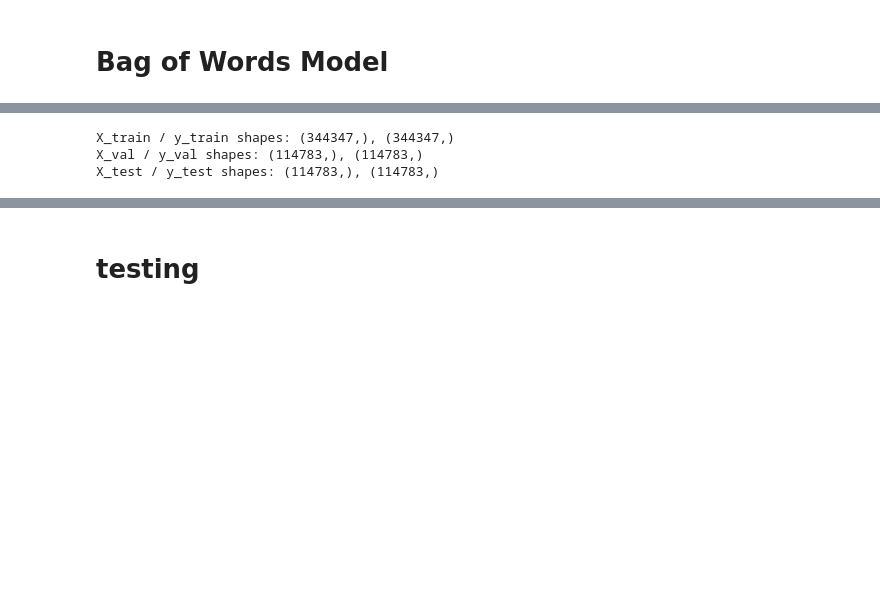
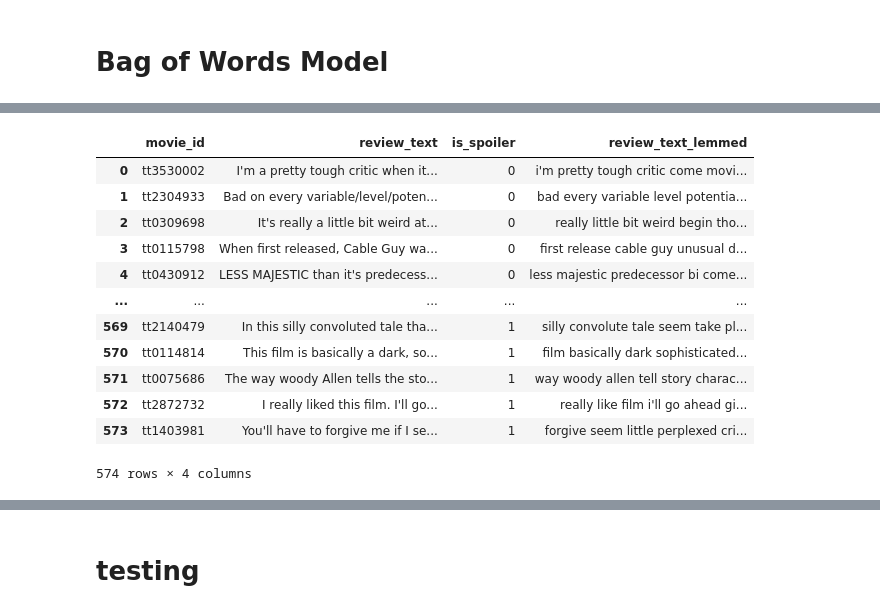
Before and after one commit to brtracy/capstone_project, a Jupyter notebook: spoiler-y.ipynb, the cells around one changed output, grey strips where cells are left out. Cells and saved outputs as stored; diff of their text form; code cells hidden in the pictures; blank space fills up the shorter version.

```diff
--- a/spoiler-y.ipynb
+++ b/spoiler-y.ipynb
@@ -885,15 +638,18 @@ holdout = round(len(X) * 0.2)
-# %%
-# do first train/test split for train/val set and test set
-X_trainval, X_test, y_trainval, y_test = train_test_split(X, y, random_state=42, test_size=holdout)
-
-# perform 2nd train/test split (on train/val) for train and val sets
-X_train, X_val, y_train, y_val = train_test_split(X_trainval, y_trainval, random_state=42, test_size=holdout)
-
-# confirm shapes
-print(f"X_train / y_train shapes: {X_train.shape}, {y_train.shape}")
-print(f"X_val / y_val shapes: {X_val.shape}, {y_val.shape}")
-print(f"X_test / y_test shapes: {X_test.shape}, {y_test.shape}")
-# %% [output]
-X_train / y_train shapes: (344347,), (344347,)
-X_val / y_val shapes: (114783,), (114783,)
-X_test / y_test shapes: (114783,), (114783,)
+# %%
+test_df = review_df.groupby('is_spoiler').apply(lambda x: x.sample(frac=0.001))
+test_df.reset_index(drop=True, inplace=True)
+test_df
+# %% [output]
+|  | movie_id | review_text | is_spoiler | review_text_lemmed |
+| 0 | tt3530002 | I'm a pretty tough critic when it... | 0 | i'm pretty tough critic come movi... |
+| 1 | tt2304933 | Bad on every variable/level/poten... | 0 | bad every variable level potentia... |
+| 2 | tt0309698 | It's really a little bit weird at... | 0 | really little bit weird begin tho... |
+| 3 | tt0115798 | When first released, Cable Guy wa... | 0 | first release cable guy unusual d... |
+| 4 | tt0430912 | LESS MAJESTIC than it's predecess... | 0 | less majestic predecessor bi come... |
+| ... | ... | ... | ... | ... |
+| 569 | tt2140479 | In this silly convoluted tale tha... | 1 | silly convolute tale seem take pl... |
+| 570 | tt0114814 | This film is basically a dark, so... | 1 | film basically dark sophisticated... |
+| 571 | tt0075686 | The way woody Allen tells the sto... | 1 | way woody allen tell story charac... |
+| 572 | tt2872732 | I really liked this film. I'll go... | 1 | really like film i'll go ahead gi... |
+| 573 | tt1403981 | You'll have to forgive me if I se... | 1 | forgive seem little perplexed cri... |
+574 rows × 4 columns
```
Also changed, not shown: parts of 70 cells of this notebook.
